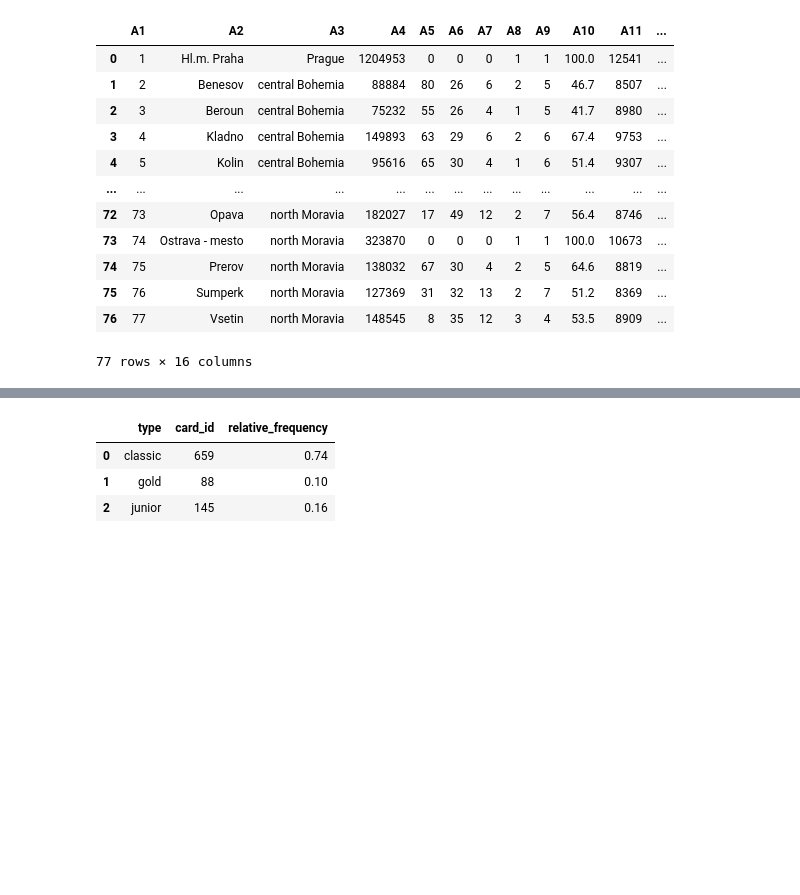
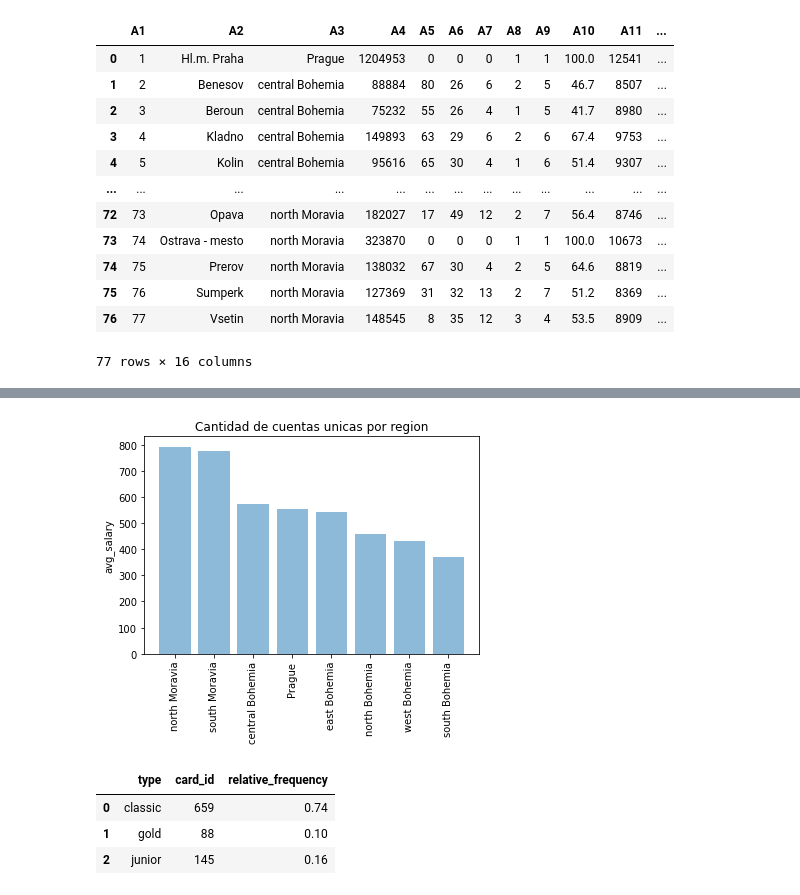
Before and after one commit to mangekyo443556/berka_bank, a Jupyter notebook: berka_bank.ipynb, the cells around one changed output, grey strips where cells are left out. Cells and saved outputs as stored; diff of their text form; code cells hidden in the pictures; blank space fills up the shorter version.

```diff
--- a/berka_bank.ipynb
+++ b/berka_bank.ipynb
@@ -61,3 +80,11 @@ df_account.merge(df_district, left_on = 'district_id', right_on='A1', how = 'lef
+# %%
+plt.bar(df_avg_accounts.A3.tolist(), df_avg_accounts.count_unique_accounts.tolist(), align='center', alpha=0.5)
+plt.ylabel('avg_salary')
+plt.title('Cantidad de cuentas unicas por region')
+plt.xticks(rotation=90)
+plt.show()
+# %% [output]
+[figure, added]
 # %%
 df_card_stats = df_card.groupby('type').agg({'card_id':'nunique'}).reset_index()
 # %%
```
Also changed, not shown: parts of 8 cells of this notebook.
